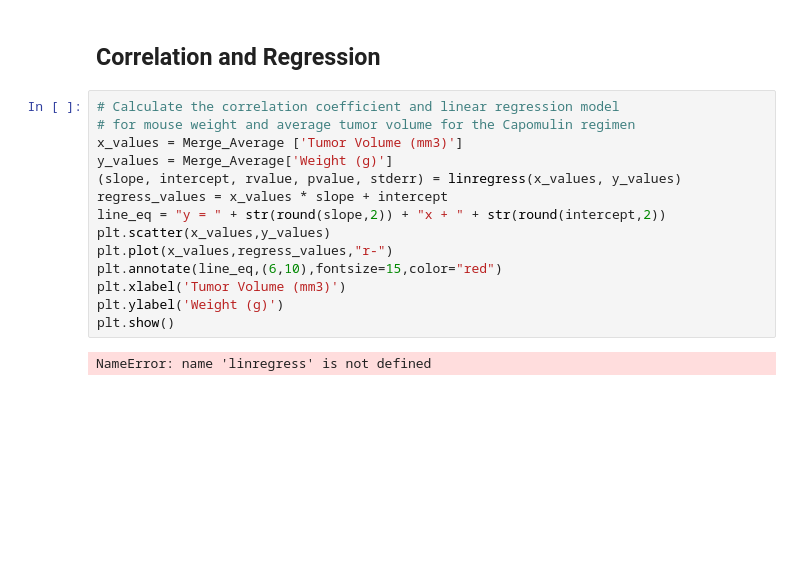
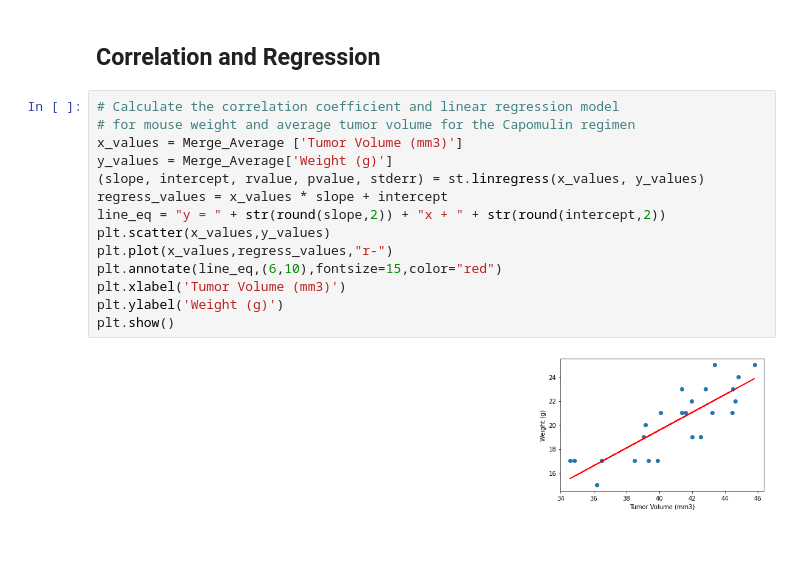
Before and after one commit to BrookAnn/Matplotlib_Homework, a Jupyter notebook: Pymaceuticals/pymaceuticals_starter.ipynb, the cells around one changed output. Drawn from its saved outputs; the diff is of its cells as text; blank space fills up the shorter version.

```diff
--- a/Pymaceuticals/pymaceuticals_starter.ipynb
+++ b/Pymaceuticals/pymaceuticals_starter.ipynb
@@ -291,16 +291,16 @@ plt.scatter(Merge_Average['Tumor Volume (mm3)'], Merge_Average['Weight (g)'])
 # %%
 # Calculate the correlation coefficient and linear regression model
 # for mouse weight and average tumor volume for the Capomulin regimen
 x_values = Merge_Average ['Tumor Volume (mm3)']
 y_values = Merge_Average['Weight (g)']
-(slope, intercept, rvalue, pvalue, stderr) = linregress(x_values, y_values)
+(slope, intercept, rvalue, pvalue, stderr) = st.linregress(x_values, y_values)
 regress_values = x_values * slope + intercept
 line_eq = "y = " + str(round(slope,2)) + "x + " + str(round(intercept,2))
 plt.scatter(x_values,y_values)
 plt.plot(x_values,regress_values,"r-")
 plt.annotate(line_eq,(6,10),fontsize=15,color="red")
 plt.xlabel('Tumor Volume (mm3)')
 plt.ylabel('Weight (g)')
 plt.show()
 # %% [output]
-NameError: name 'linregress' is not defined
+[figure, added]
```
